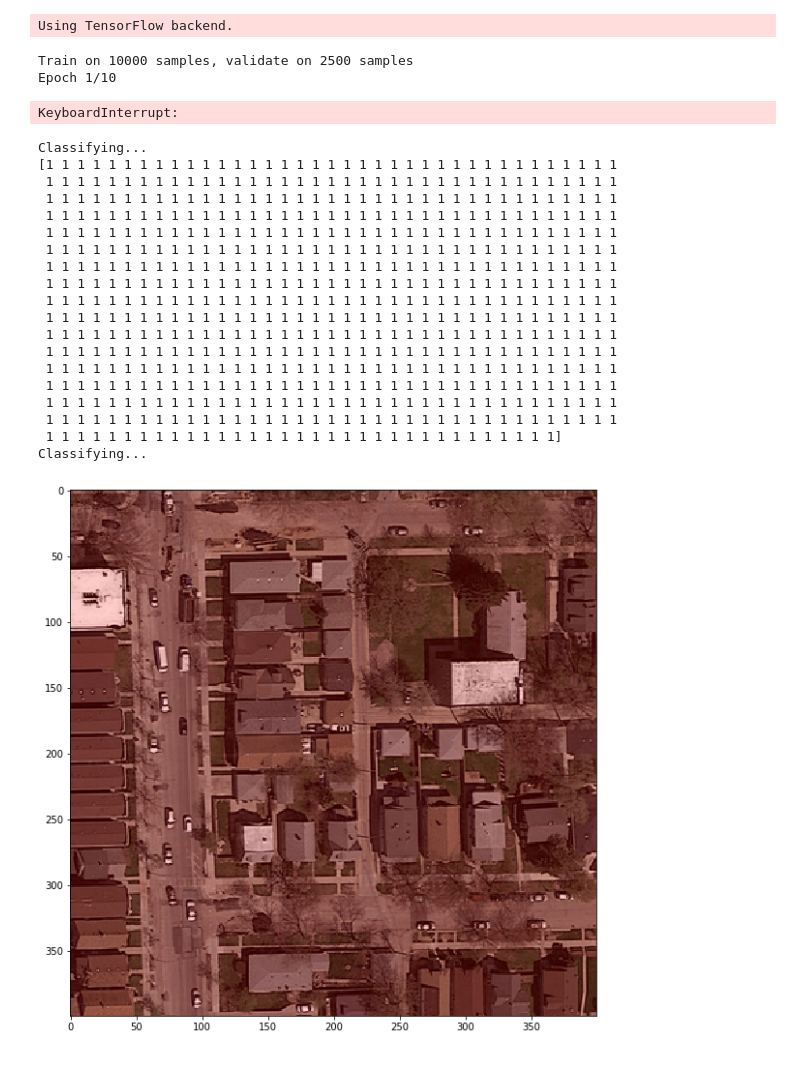
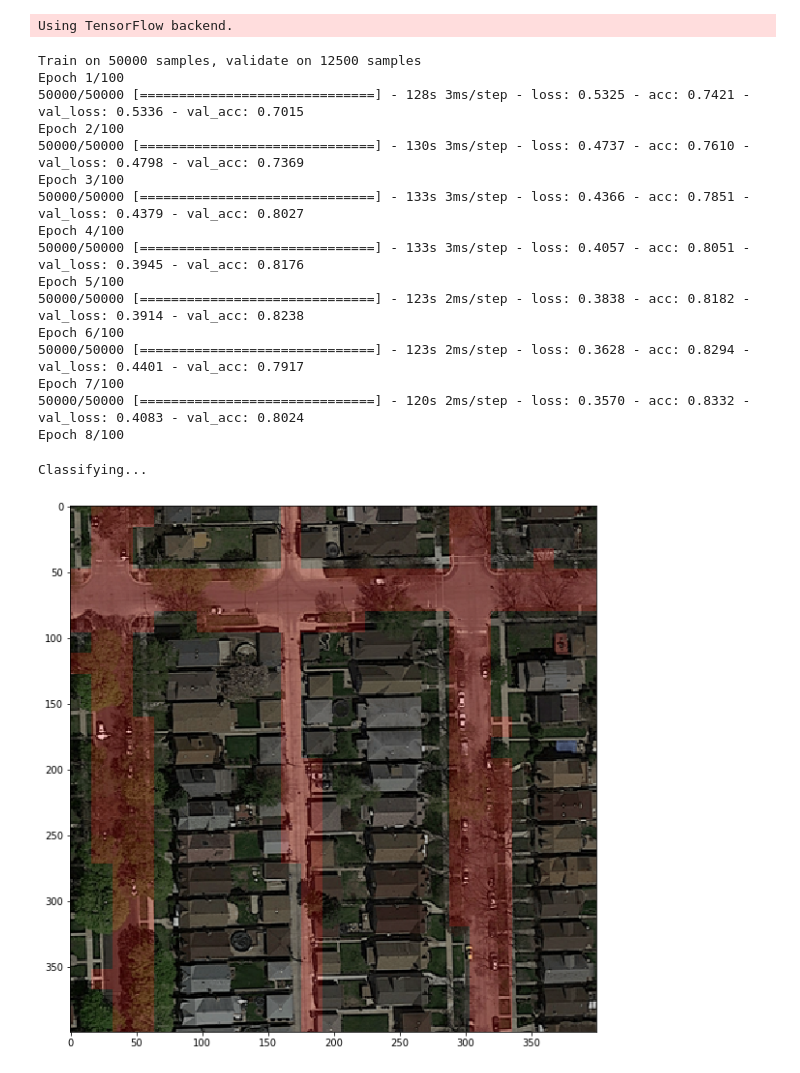
Before and after one commit to MikaelMorales/ML_Project, a Jupyter notebook: project_road_segmentation/implementation/CNN.ipynb, the cells around one changed output. Cells and saved outputs as stored; diff of their text form; code cells hidden in the pictures.

```diff
--- a/project_road_segmentation/implementation/CNN.ipynb
+++ b/project_road_segmentation/implementation/CNN.ipynb
@@ -20,13 +20,26 @@ patch_size = 16
 foregroud_threshold = 0.25
 # %%
 # Loading a set of images with their groundtruth
-imgs, gt_imgs = load_n_images_groundtruth(image_dir, gt_dir, 20)
+imgs, gt_imgs = load_n_images_groundtruth(image_dir, gt_dir, 100)
 # %%
 model = CNN(patch_size, foregroud_threshold)
 # %%
 model.train(imgs, gt_imgs)
 # %% [output]
-Train on 10000 samples, validate on 2500 samples
-Epoch 1/10
+Train on 50000 samples, validate on 12500 samples
+Epoch 1/100
+50000/50000 [==============================] - 128s 3ms/step - loss: 0.5325 - acc: 0.7421 - val_loss: 0.5336 - val_acc: 0.7015
+Epoch 2/100
+50000/50000 [==============================] - 130s 3ms/step - loss: 0.4737 - acc: 0.7610 - val_loss: 0.4798 - val_acc: 0.7369
+Epoch 3/100
+50000/50000 [==============================] - 133s 3ms/step - loss: 0.4366 - acc: 0.7851 - val_loss: 0.4379 - val_acc: 0.8027
+Epoch 4/100
+50000/50000 [==============================] - 133s 3ms/step - loss: 0.4057 - acc: 0.8051 - val_loss: 0.3945 - val_acc: 0.8176
+Epoch 5/100
+50000/50000 [==============================] - 123s 2ms/step - loss: 0.3838 - acc: 0.8182 - val_loss: 0.3914 - val_acc: 0.8238
+Epoch 6/100
+50000/50000 [==============================] - 123s 2ms/step - loss: 0.3628 - acc: 0.8294 - val_loss: 0.4401 - val_acc: 0.7917
+Epoch 7/100
+50000/50000 [==============================] - 120s 2ms/step - loss: 0.3570 - acc: 0.8332 - val_loss: 0.4083 - val_acc: 0.8024
+Epoch 8/100
-KeyboardInterrupt:
 # %%
@@ -35,28 +48,10 @@ model.save_weights("cnn_weights.h5")
 model.load_weights('cnn_weights.h5')
 # %%
 #Predict and Display image
-img_idx = 8
-Z = model.predict(imgs[img_idx])
-print(Z)
+img_idx = 6
+#Z = model.predict(imgs[img_idx])
+#print(Z)
 predict_and_display_image(model, imgs[img_idx], gt_imgs[img_idx], imgs[img_idx])
 # %% [output]
 Classifying...
-[1 1 1 1 1 1 1 1 1 1 1 1 1 1 1 1 1 1 1 1 1 1 1 1 1 1 1 1 1 1 1 1 1 1 1 1 1
- 1 1 1 1 1 1 1 1 1 1 1 1 1 1 1 1 1 1 1 1 1 1 1 1 1 1 1 1 1 1 1 1 1 1 1 1 1
- 1 1 1 1 1 1 1 1 1 1 1 1 1 1 1 1 1 1 1 1 1 1 1 1 1 1 1 1 1 1 1 1 1 1 1 1 1
- 1 1 1 1 1 1 1 1 1 1 1 1 1 1 1 1 1 1 1 1 1 1 1 1 1 1 1 1 1 1 1 1 1 1 1 1 1
- 1 1 1 1 1 1 1 1 1 1 1 1 1 1 1 1 1 1 1 1 1 1 1 1 1 1 1 1 1 1 1 1 1 1 1 1 1
- 1 1 1 1 1 1 1 1 1 1 1 1 1 1 1 1 1 1 1 1 1 1 1 1 1 1 1 1 1 1 1 1 1 1 1 1 1
- 1 1 1 1 1 1 1 1 1 1 1 1 1 1 1 1 1 1 1 1 1 1 1 1 1 1 1 1 1 1 1 1 1 1 1 1 1
- 1 1 1 1 1 1 1 1 1 1 1 1 1 1 1 1 1 1 1 1 1 1 1 1 1 1 1 1 1 1 1 1 1 1 1 1 1
- 1 1 1 1 1 1 1 1 1 1 1 1 1 1 1 1 1 1 1 1 1 1 1 1 1 1 1 1 1 1 1 1 1 1 1 1 1
- 1 1 1 1 1 1 1 1 1 1 1 1 1 1 1 1 1 1 1 1 1 1 1 1 1 1 1 1 1 1 1 1 1 1 1 1 1
- 1 1 1 1 1 1 1 1 1 1 1 1 1 1 1 1 1 1 1 1 1 1 1 1 1 1 1 1 1 1 1 1 1 1 1 1 1
- 1 1 1 1 1 1 1 1 1 1 1 1 1 1 1 1 1 1 1 1 1 1 1 1 1 1 1 1 1 1 1 1 1 1 1 1 1
- 1 1 1 1 1 1 1 1 1 1 1 1 1 1 1 1 1 1 1 1 1 1 1 1 1 1 1 1 1 1 1 1 1 1 1 1 1
- 1 1 1 1 1 1 1 1 1 1 1 1 1 1 1 1 1 1 1 1 1 1 1 1 1 1 1 1 1 1 1 1 1 1 1 1 1
- 1 1 1 1 1 1 1 1 1 1 1 1 1 1 1 1 1 1 1 1 1 1 1 1 1 1 1 1 1 1 1 1 1 1 1 1 1
- 1 1 1 1 1 1 1 1 1 1 1 1 1 1 1 1 1 1 1 1 1 1 1 1 1 1 1 1 1 1 1 1 1 1 1 1 1
- 1 1 1 1 1 1 1 1 1 1 1 1 1 1 1 1 1 1 1 1 1 1 1 1 1 1 1 1 1 1 1 1 1]
-Classifying...
-[figure, old version]
+[figure, new version]
```
Also changed, not shown: parts of 2 cells of this notebook, 54 other files.
